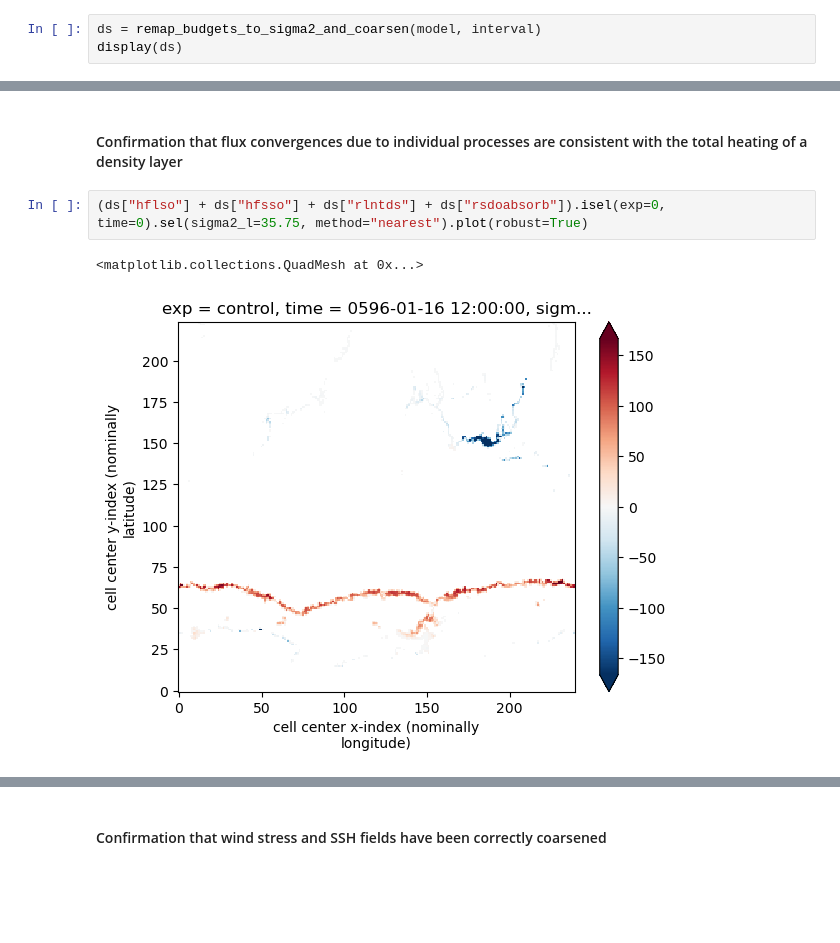
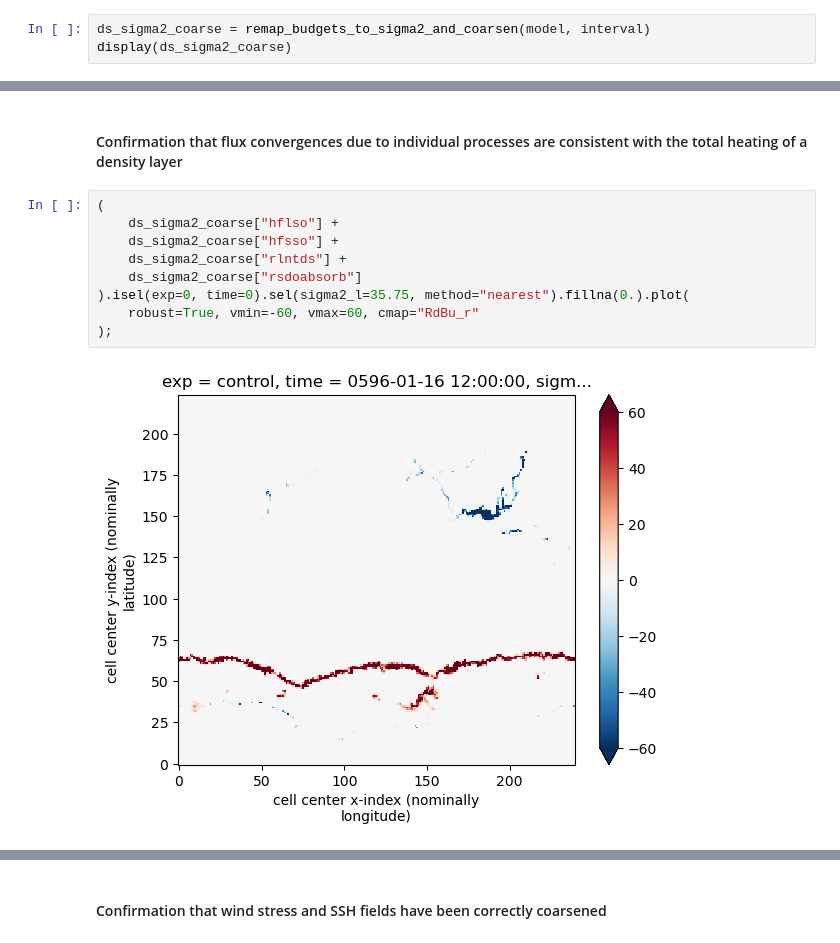
Before and after one commit to hdrake/CM4Xutils, a Jupyter notebook: examples/coarsen_budget_diags.ipynb, the cells around one changed output, grey strips where cells are left out. Saved outputs shown, nothing was run; the diff lists cells and outputs as text; blank space fills up the shorter version.

```diff
--- a/examples/coarsen_budget_diags.ipynb
+++ b/examples/coarsen_budget_diags.ipynb
@@ -70,8 +68,8 @@ grid._ds["opottempdiff"].isel(exp=0, time=0).sum("z_l").plot(robust=True);
 # %% [markdown]
 ## Density-bin and coarsen diagnostics
 # %%
-ds = remap_budgets_to_sigma2_and_coarsen(model, interval)
-display(ds)
+ds_sigma2_coarse = remap_budgets_to_sigma2_and_coarsen(model, interval)
+display(ds_sigma2_coarse)
 # %% [output]
 Loading CM4Xp125-piControl-continued for interval `2345`.
 Issuing dmget command to migrate data to disk. Migration complete.
@@ -149,8 +154,14 @@ rsdoabsorb_example.sum("sigma2_l").plot()
 # %% [markdown]
 #### Confirmation that flux convergences due to individual processes are consistent with the total heating of a density layer
 # %%
-(ds["hflso"] + ds["hfsso"] + ds["rlntds"] + ds["rsdoabsorb"]).isel(exp=0, time=0).sel(sigma2_l=35.75, method="nearest").plot(robust=True)
+(
+    ds_sigma2_coarse["hflso"] +
+    ds_sigma2_coarse["hfsso"] +
+    ds_sigma2_coarse["rlntds"] +
+    ds_sigma2_coarse["rsdoabsorb"]
+).isel(exp=0, time=0).sel(sigma2_l=35.75, method="nearest").fillna(0.).plot(
+    robust=True, vmin=-60, vmax=60, cmap="RdBu_r"
+);
 # %% [output]
-<matplotlib.collections.QuadMesh at 0x...>
-[figure, old version]
+[figure, new version]
 # %%
```
Also changed, not shown: parts of 16 cells of this notebook, 6 other files.
